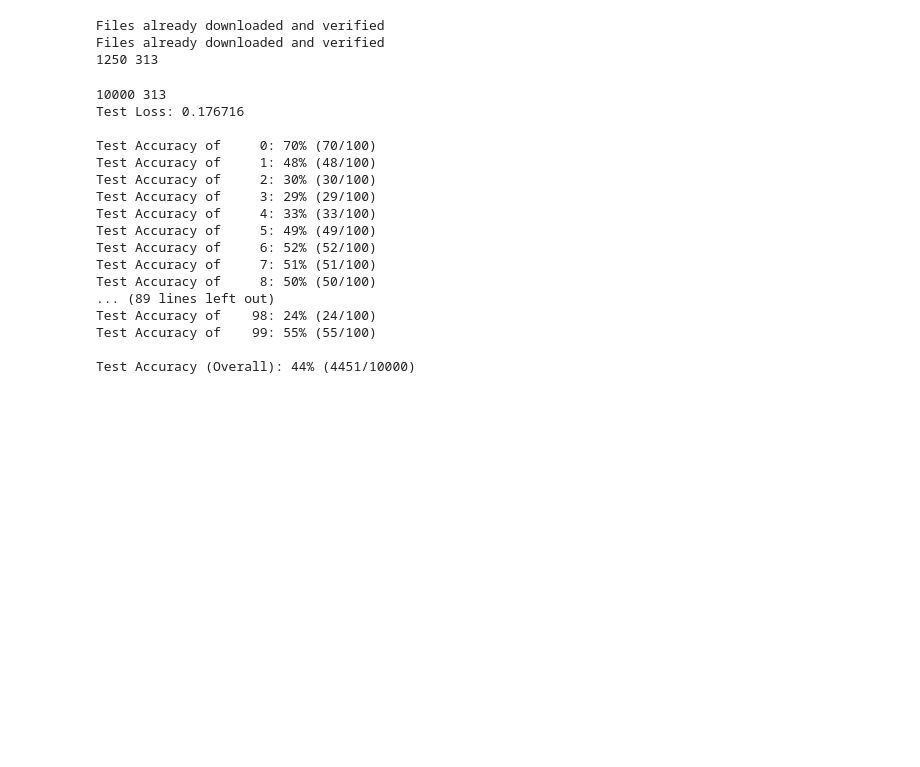
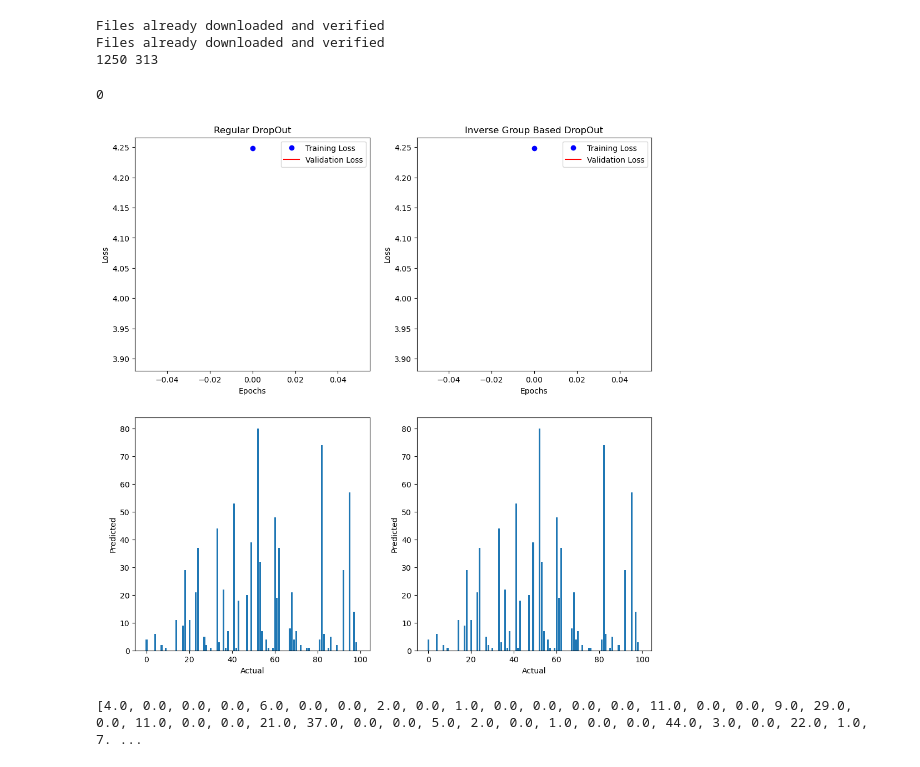
Before and after one commit to Casada94/SectorWiseDropOut, a Jupyter notebook: cifar100-sector-wise.ipynb, the cells around one changed output. Drawn from its saved outputs; the diff is of its cells as text; code cells hidden in the pictures; blank space fills up the shorter version.

```diff
--- a/cifar100-sector-wise.ipynb
+++ b/cifar100-sector-wise.ipynb
@@ -217,7 +217,7 @@ def predict(model,criterion,test_loader):
         100. * np.sum(class_correct) / np.sum(class_total),
         np.sum(class_correct), np.sum(class_total)))
 
-    return class_total,test_loss
+    return class_correct,test_loss
 # %%
 def train_and_test_dropout(model,training,validation,testing,epochs):
     optimizer = optim.Adamax(model.parameters(), lr=.001)
@@ -243,29 +244,29 @@ def makeGraphs_2(do_loss, do_val_loss,do_y_hat,sw_loss, sw_val_loss,sw_y_hat,epo
     ax11.plot(epochs,do_loss,'bo',label='Training Loss')
     ax11.plot(epochs,do_val_loss,'r',label='Validation Loss')
     ax11.set(xlabel='Epochs',ylabel='Loss')
-    ax11.set_ylim(0.1,1.5)
+    # ax11.set_ylim(0.1,1.5)
     ax11.legend()
 
-    x_temp=[-.25,5.5]
-    y_temp=[-0.25,5.5]
-    ax12.bar(do_y_hat)
-    ax12.plot(x_temp, y_temp, 'r')
+    # x_temp=[-.25,5.5]
+    # y_temp=[-0.25,5.5]
+    ax12.bar(range(100),do_y_hat)
+    # ax12.plot(x_temp, y_temp, 'r')
     ax12.set(xlabel='Actual',ylabel='Predicted')
-    ax12.set_ylim(-.25,5.5)
-    ax12.set_xlim(-.25,5.5)
+    # ax12.set_ylim(-.25,5.5)
+    # ax12.set_xlim(-.25,5.5)
 
     ax21.set_title('Inverse Group Based DropOut')
     ax21.plot(epochs,sw_loss,'bo',label='Training Loss')
     ax21.plot(epochs,sw_val_loss,'r',label='Validation Loss')
     ax21.set(xlabel='Epochs',ylabel='Loss')
-    ax21.set_ylim(0.1,1.5)
+    # ax21.set_ylim(0.1,1.5)
     ax21.legend()
 
-    ax22.bar(sw_y_hat)
-    ax22.plot(x_temp, y_temp, 'r')
+    ax22.bar(range(100),sw_y_hat)
+    # ax22.plot(x_temp, y_temp, 'r')
     ax22.set(xlabel='Actual',ylabel='Predicted')
-    ax22.set_ylim(-.25,5.5)
-    ax22.set_xlim(-.25,5.5)
+    # ax22.set_ylim(-.25,5.5)
+    # ax22.set_xlim(-.25,5.5)
     plt.show()
 # %%
 epochs=range(25)
@@ -278,26 +279,16 @@ SW_model = SwNet(group_size=group_size,drop_per_group=drop_per_group)
 do_model = Net(dropout_rate=dropout_rate)
 
 sw_t_loss,sw_v_loss,sw_tst_loss,sw_correct_class_totals = train_and_test_dropout(SW_model,train_loader,valid_loader,test_loader,epochs)
+print("Sector-Wise Loss: ",sw_tst_loss)
 do_t_loss,do_v_loss,do_tst_loss,do_correct_class_totals = train_and_test_dropout(SW_model,train_loader,valid_loader,test_loader,epochs)
 
 print("Dropout Loss: ",do_tst_loss)
-print("Sector-Wise Loss: ",sw_tst_loss)
 makeGraphs_2(do_t_loss,do_v_loss,do_correct_class_totals,sw_t_loss,sw_v_loss,sw_correct_class_totals, epochs)
 # %% [output]
-10000 313
-Test Loss: 0.176716
-
-Test Accuracy of     0: 70% (70/100)
-Test Accuracy of     1: 48% (48/100)
-Test Accuracy of     2: 30% (30/100)
-Test Accuracy of     3: 29% (29/100)
-Test Accuracy of     4: 33% (33/100)
-Test Accuracy of     5: 49% (49/100)
-Test Accuracy of     6: 52% (52/100)
-Test Accuracy of     7: 51% (51/100)
-Test Accuracy of     8: 50% (50/100)
-... (89 lines left out)
-Test Accuracy of    98: 24% (24/100)
-Test Accuracy of    99: 55% (55/100)
-
-Test Accuracy (Overall): 44% (4451/10000)
+0
+# %%
+makeGraphs_2(sw_t_loss,sw_v_loss,sw_correct_class_totals,sw_t_loss,sw_v_loss,sw_correct_class_totals, epochs)
+print(sw_correct_class_totals)
+# %% [output]
+[figure, added]
+[4.0, 0.0, 0.0, 0.0, 6.0, 0.0, 0.0, 2.0, 0.0, 1.0, 0.0, 0.0, 0.0, 0.0, 11.0, 0.0, 0.0, 9.0, 29.0, 0.0, 11.0, 0.0, 0.0, 21.0, 37.0, 0.0, 0.0, 5.0, 2.0, 0.0, 1.0, 0.0, 0.0, 44.0, 3.0, 0.0, 22.0, 1.0, 7. ...
```
Also changed, not shown: parts of 1 cell of this notebook.
